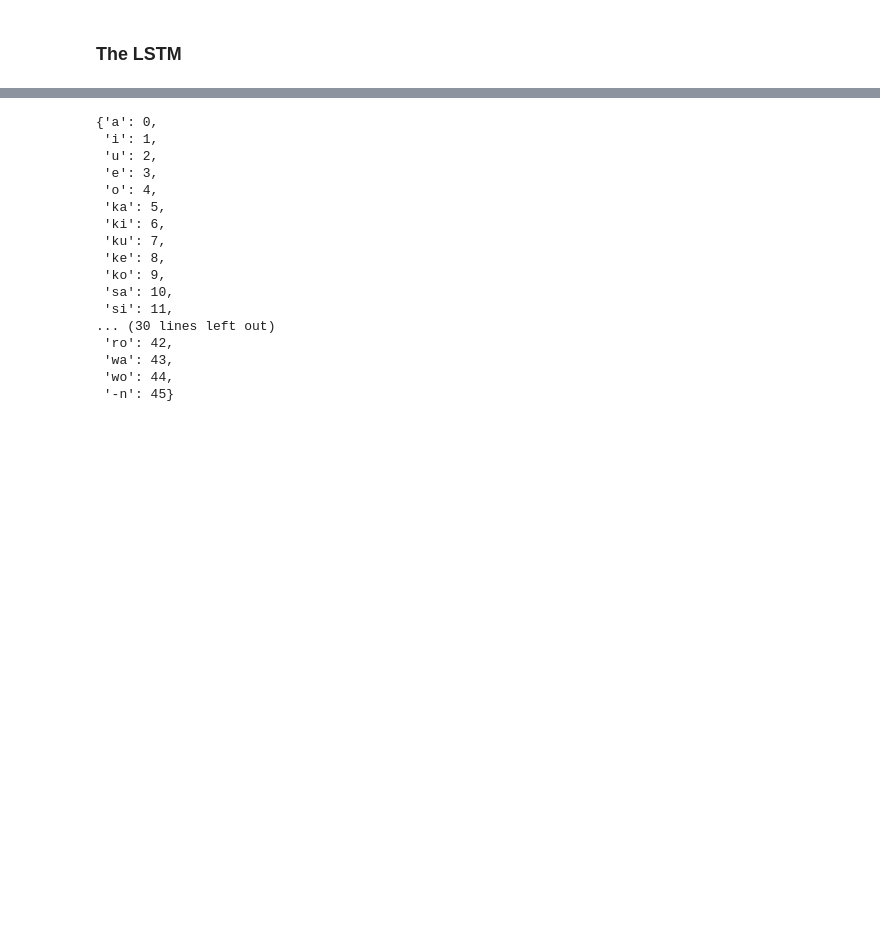
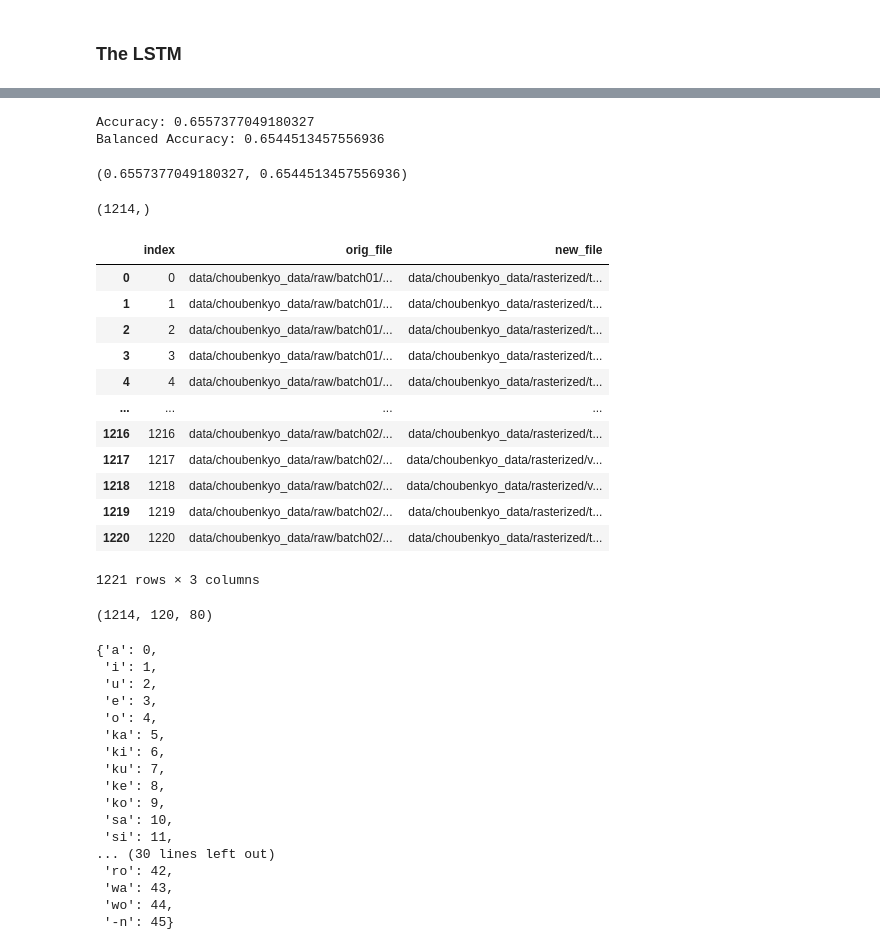
Before and after one commit to coreyryanhanson/japanese_text_classifiers, a Jupyter notebook: modeling_with_new_data.ipynb, the cells around one changed output, grey strips where cells are left out. Cells and saved outputs as stored; diff of their text form; code cells hidden in the pictures; blank space fills up the shorter version.

```diff
--- a/modeling_with_new_data.ipynb
+++ b/modeling_with_new_data.ipynb
@@ -239,0 +393,26 @@ reduced_hiragana_label_dict = {key:value for key, value in reduced_hiragana_clas
+# %%
+image_class_evaluation(modelc2, X_test, y_test)
+# %% [output]
+Accuracy: 0.6557377049180327
+Balanced Accuracy: 0.6544513457556936
+(0.6557377049180327, 0.6544513457556936)
+# %%
+pathmap.reset_index().dropna()["index"].to_numpy().shape
+# %% [output]
+(1214,)
+# %%
+pathmap.reset_index()
+# %% [output]
+|  | index | orig_file | new_file |
+| 0 | 0 | data/choubenkyo_data/raw/batch01/... | data/choubenkyo_data/rasterized/t... |
+| 1 | 1 | data/choubenkyo_data/raw/batch01/... | data/choubenkyo_data/rasterized/t... |
+| 2 | 2 | data/choubenkyo_data/raw/batch01/... | data/choubenkyo_data/rasterized/t... |
+| 3 | 3 | data/choubenkyo_data/raw/batch01/... | data/choubenkyo_data/rasterized/t... |
+| 4 | 4 | data/choubenkyo_data/raw/batch01/... | data/choubenkyo_data/rasterized/t... |
+| ... | ... | ... | ... |
+| 1216 | 1216 | data/choubenkyo_data/raw/batch02/... | data/choubenkyo_data/rasterized/t... |
+| 1217 | 1217 | data/choubenkyo_data/raw/batch02/... | data/choubenkyo_data/rasterized/v... |
+| 1218 | 1218 | data/choubenkyo_data/raw/batch02/... | data/choubenkyo_data/rasterized/v... |
+| 1219 | 1219 | data/choubenkyo_data/raw/batch02/... | data/choubenkyo_data/rasterized/t... |
+| 1220 | 1220 | data/choubenkyo_data/raw/batch02/... | data/choubenkyo_data/rasterized/t... |
+1221 rows × 3 columns
@@ -240,3 +421,7 @@ reduced_hiragana_label_dict = {key:value for key, value in reduced_hiragana_clas
+# %%
+choubenkyo_data.shape
+# %% [output]
+(1214, 120, 80)
 # %%
 reduced_hiragana_label_dict
 # %% [output]
```
Also changed, not shown: parts of 16 cells of this notebook, 1 other file.
